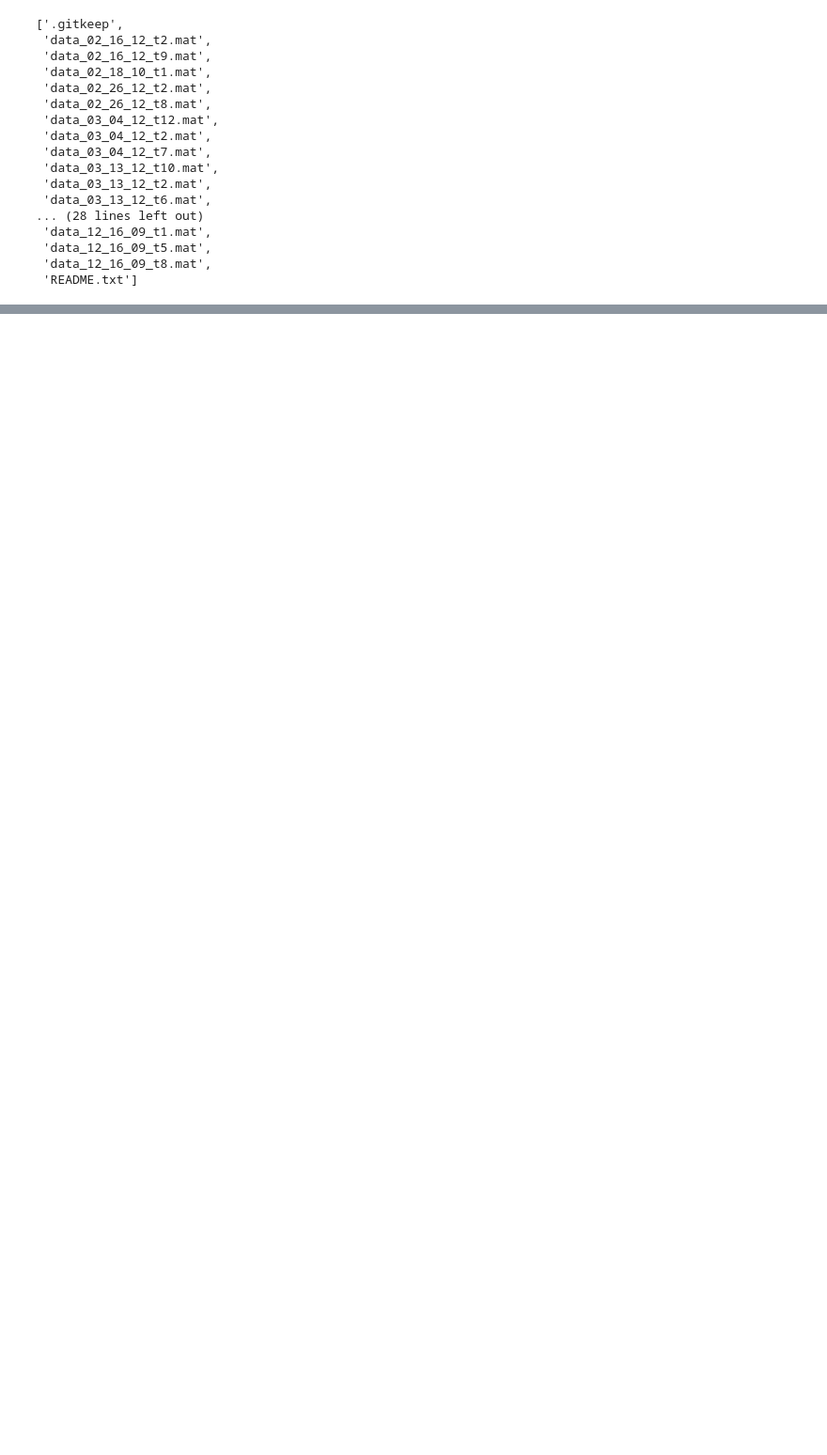
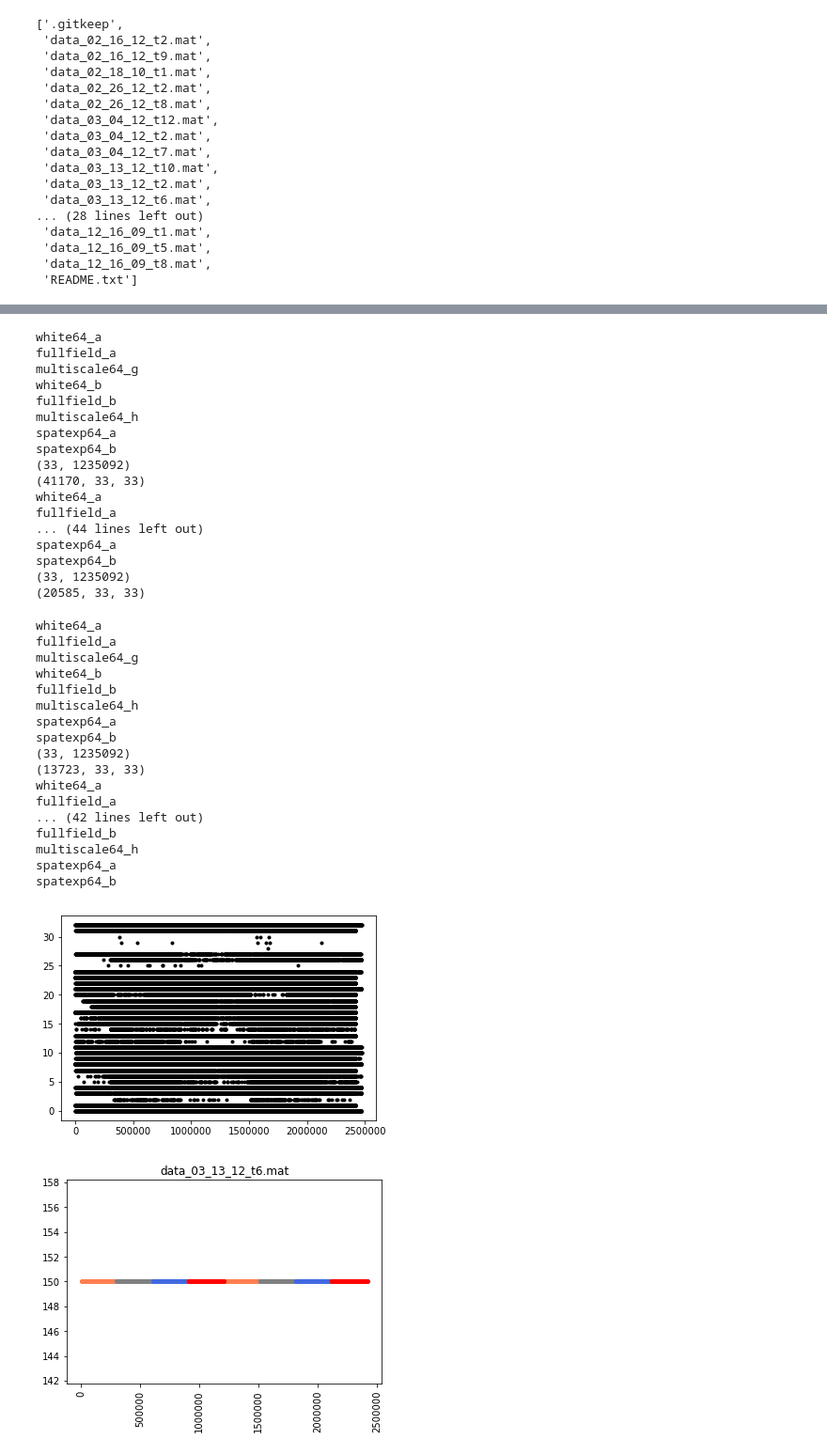
Before and after one commit to curious-abhinav/change-point, a Jupyter notebook: notebooks/neural_change_point.ipynb, the cells around one changed output, grey strips where cells are left out. Shown at 94% size. Saved outputs shown, nothing was run; the diff lists cells and outputs as text; code cells hidden in the pictures; blank space fills up the shorter version.

Commit message:
Exploring parameter space for block width and gaussian smoothing

```diff
--- a/notebooks/neural_change_point.ipynb
+++ b/notebooks/neural_change_point.ipynb
@@ -21,11 +23,3 @@ sys.path.append('../')
 from src.models import train_model
 from src.features import build_features
 from src.visualization import visualize
-# %%
-# setting up parameters
-params={'res':2, 'block_width': 54 }
-params['gauss_width']=10 * params['res']
-params['methods']=['frobenius', 'diff_frobenius']#'pop_sum', 'mean', 'diff_base', 'variation',
-res=params['res']
-block_width=params['block_width']
-gauss_width=params['gauss_width']
@@ -102,0 +64,22 @@ spatexp64_b
+# %%
+# setting up parameters
+gauss_options=[5, 10, 20]
+block_options=[10, 30, 60, 90]
+
+for gauss in gauss_options:
+    for block in block_options:
+        params={'res':2, 'block_width': block }
+        params['gauss_width']=gauss * params['res']
+        params['methods']=[ 'diff_frobenius']#'pop_sum', 'mean', 'diff_base', 'variation','frobenius',
+        res=params['res']
+        block_width=params['block_width']
+        gauss_width=params['gauss_width']
+
+        file='data_03_13_12_t6.mat'
+        #file='data_03_13_12_t2'
+        data_retina=scipy.io.loadmat(dir+file)
+        data_retina['file']=file
+        sum_diff_corr, stim=train_model.detect_changes(data_retina, params)
+        visualize.plot_cp_results(sum_diff_corr,stim, data_retina, params)
+        plt.title('Gauss: ' + str(gauss_width) + ' Block: ' + str(block_width))
+# %% [output]
@@ -102,0 +88,36 @@ spatexp64_b
+white64_a
+fullfield_a
+multiscale64_g
+white64_b
+fullfield_b
+multiscale64_h
+spatexp64_a
+spatexp64_b
+(33, 1235092)
+(41170, 33, 33)
+white64_a
+fullfield_a
+... (44 lines left out)
+spatexp64_a
+spatexp64_b
+(33, 1235092)
+(20585, 33, 33)
+white64_a
+fullfield_a
+multiscale64_g
+white64_b
+fullfield_b
+multiscale64_h
+spatexp64_a
+spatexp64_b
+(33, 1235092)
+(13723, 33, 33)
+white64_a
+fullfield_a
+... (42 lines left out)
+fullfield_b
+multiscale64_h
+spatexp64_a
+spatexp64_b
+[figure, added]
+[figure, added]
```
Also changed, not shown: parts of 17 cells of this notebook, 1 other file.
